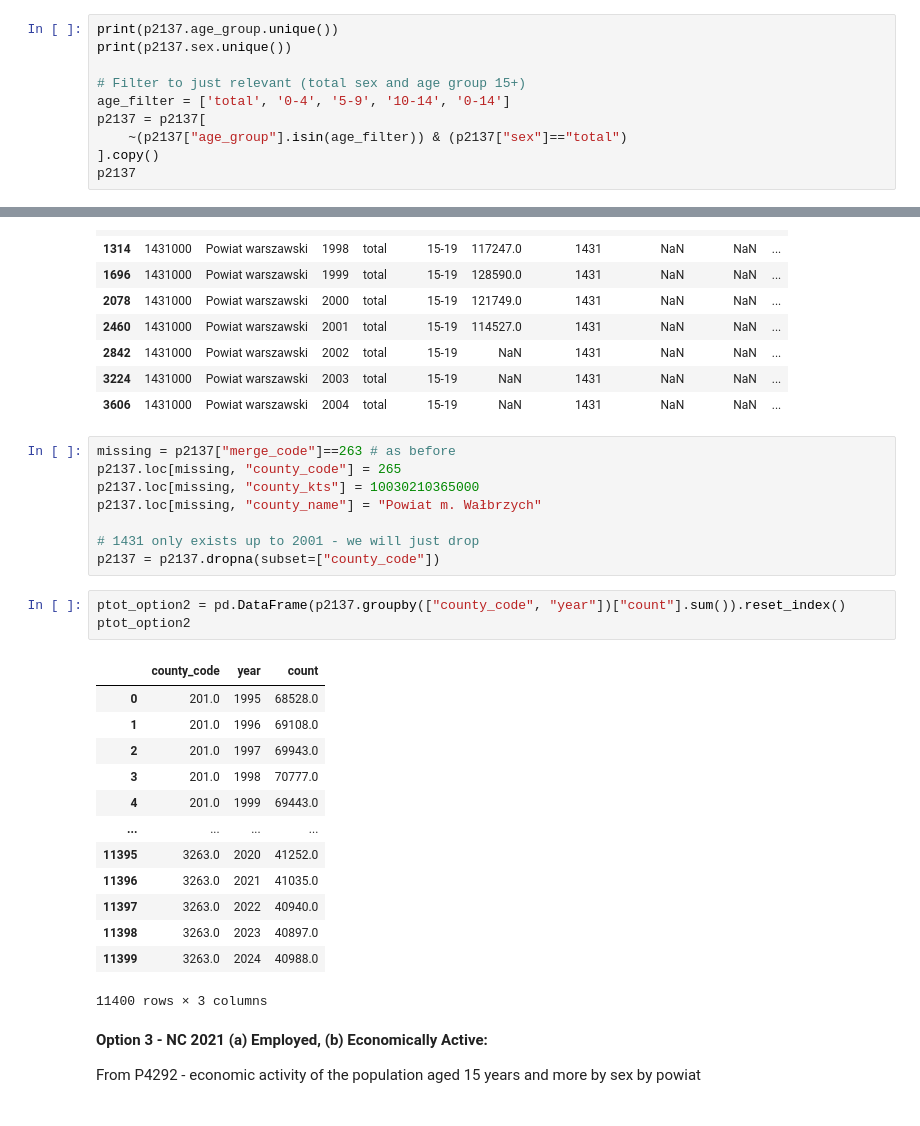
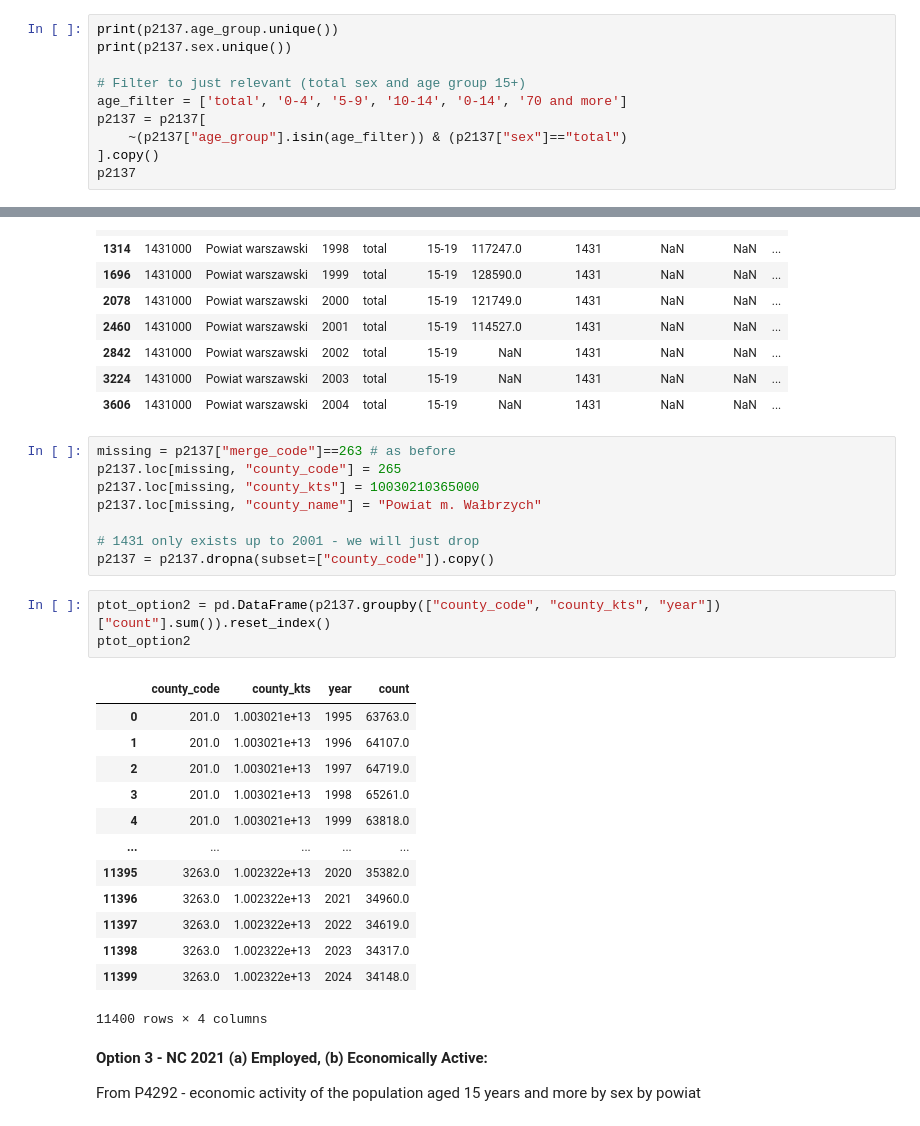
Before and after one commit to harrisonluff/Group_Project_Y3, a Jupyter notebook: notebooks/analysis/03_01_population_outcome.ipynb, the cells around one changed output, grey strips where cells are left out. Drawn from its saved outputs; the diff is of its cells as text.

Commit message:
Powait total population measures built

```diff
--- a/notebooks/analysis/03_01_population_outcome.ipynb
+++ b/notebooks/analysis/03_01_population_outcome.ipynb
@@ -130,7 +130,7 @@ print(p2137.age_group.unique())
 print(p2137.sex.unique())
 
 # Filter to just relevant (total sex and age group 15+)
-age_filter = ['total', '0-4', '5-9', '10-14', '0-14']
+age_filter = ['total', '0-4', '5-9', '10-14', '0-14', '70 and more']
 p2137 = p2137[
     ~(p2137["age_group"].isin(age_filter)) & (p2137["sex"]=="total")
 ].copy()
@@ -221,24 +221,24 @@ p2137.loc[missing, "county_kts"] = 10030210365000
 p2137.loc[missing, "county_name"] = "Powiat m. Wałbrzych"
 
 # 1431 only exists up to 2001 - we will just drop
-p2137 = p2137.dropna(subset=["county_code"])
+p2137 = p2137.dropna(subset=["county_code"]).copy()
 # %%
-ptot_option2 = pd.DataFrame(p2137.groupby(["county_code", "year"])["count"].sum()).reset_index()
+ptot_option2 = pd.DataFrame(p2137.groupby(["county_code", "county_kts", "year"])["count"].sum()).reset_index()
 ptot_option2
 # %% [output]
-|  | county_code | year | count |
-| 0 | 201.0 | 1995 | 68528.0 |
-| 1 | 201.0 | 1996 | 69108.0 |
-| 2 | 201.0 | 1997 | 69943.0 |
-| 3 | 201.0 | 1998 | 70777.0 |
-| 4 | 201.0 | 1999 | 69443.0 |
-| ... | ... | ... | ... |
-| 11395 | 3263.0 | 2020 | 41252.0 |
-| 11396 | 3263.0 | 2021 | 41035.0 |
-| 11397 | 3263.0 | 2022 | 40940.0 |
-| 11398 | 3263.0 | 2023 | 40897.0 |
-| 11399 | 3263.0 | 2024 | 40988.0 |
+|  | county_code | county_kts | year | count |
+| 0 | 201.0 | 1.003021e+13 | 1995 | 63763.0 |
+| 1 | 201.0 | 1.003021e+13 | 1996 | 64107.0 |
+| 2 | 201.0 | 1.003021e+13 | 1997 | 64719.0 |
+| 3 | 201.0 | 1.003021e+13 | 1998 | 65261.0 |
+| 4 | 201.0 | 1.003021e+13 | 1999 | 63818.0 |
+| ... | ... | ... | ... | ... |
+| 11395 | 3263.0 | 1.002322e+13 | 2020 | 35382.0 |
+| 11396 | 3263.0 | 1.002322e+13 | 2021 | 34960.0 |
+| 11397 | 3263.0 | 1.002322e+13 | 2022 | 34619.0 |
+| 11398 | 3263.0 | 1.002322e+13 | 2023 | 34317.0 |
+| 11399 | 3263.0 | 1.002322e+13 | 2024 | 34148.0 |
-11400 rows × 3 columns
+11400 rows × 4 columns
 # %% [markdown]
 **Option 3 - NC 2021 (a) Employed, (b) Economically Active:**
 
```
Also changed, not shown: parts of 22 cells of this notebook, 1 other file.
